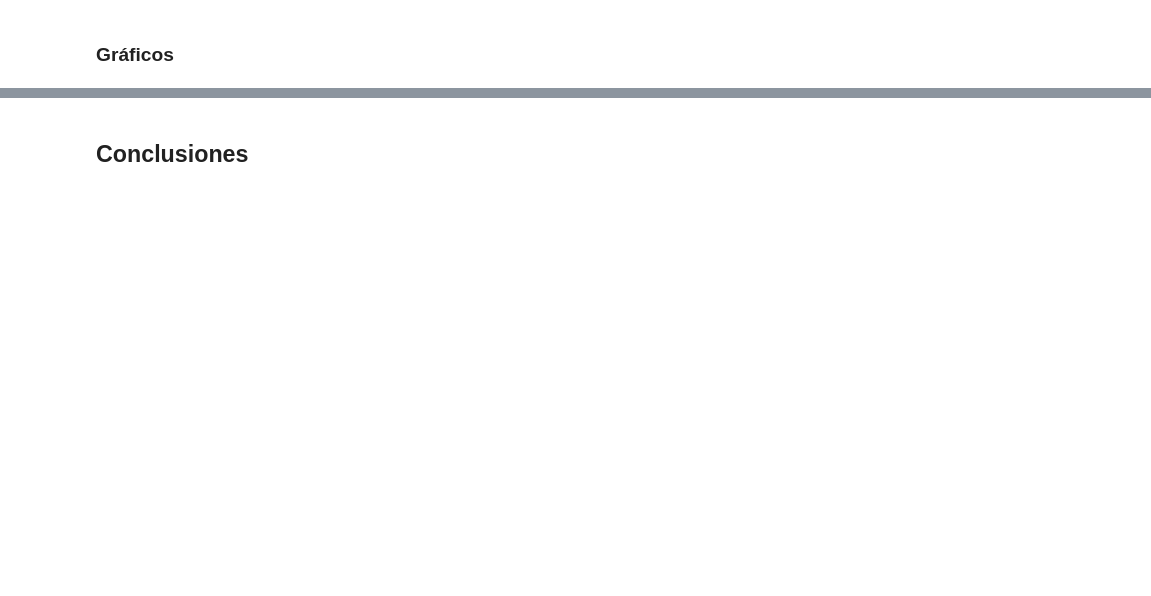
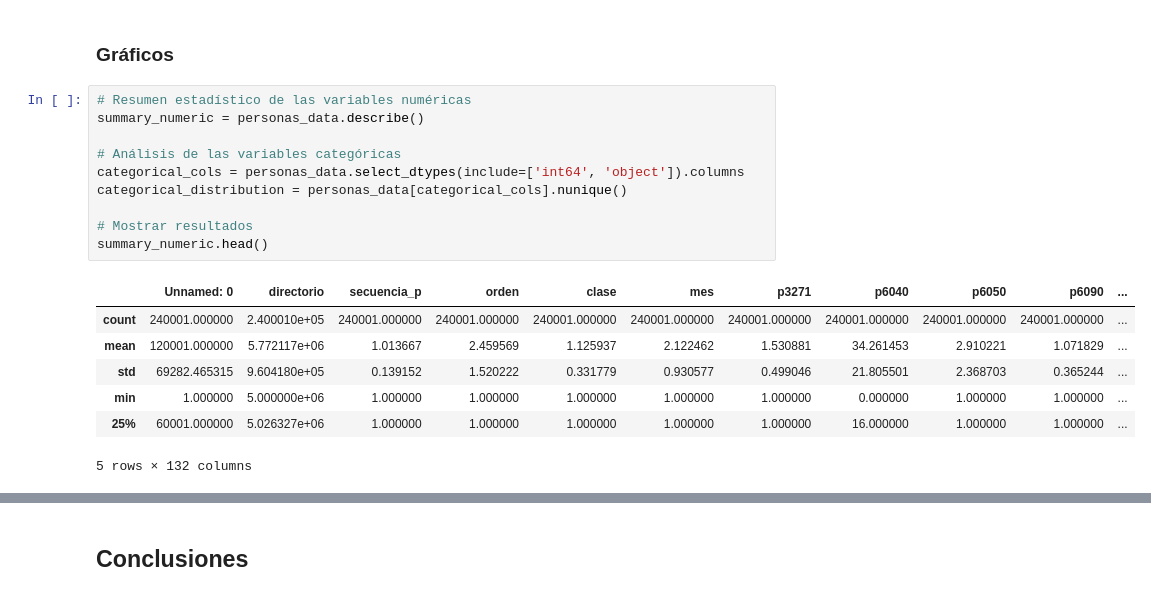
Before and after one commit to camilaleniss/miad-g8-project, a Jupyter notebook: Entrega_1_Exploracion_datos.ipynb, the cells around one changed output, grey strips where cells are left out. Cells and saved outputs as stored; diff of their text form; blank space fills up the shorter version.

Commit message:
Análisis exploratorio de datos

```diff
--- a/Entrega_1_Exploracion_datos.ipynb
+++ b/Entrega_1_Exploracion_datos.ipynb
@@ -183,2 +239,20 @@ El diccionario incluye los identificadores como "directorio", "llave_vivienda",
 # %% [markdown]
 ### Gráficos
+# %%
+# Resumen estadístico de las variables numéricas
+summary_numeric = personas_data.describe()
+
+# Análisis de las variables categóricas
+categorical_cols = personas_data.select_dtypes(include=['int64', 'object']).columns
+categorical_distribution = personas_data[categorical_cols].nunique()
+
+# Mostrar resultados
+summary_numeric.head()
+# %% [output]
+|  | Unnamed: 0 | directorio | secuencia_p | orden | clase | mes | p3271 | p6040 | p6050 | p6090 | ... |
+| count | 240001.000000 | 2.400010e+05 | 240001.000000 | 240001.000000 | 240001.000000 | 240001.000000 | 240001.000000 | 240001.000000 | 240001.000000 | 240001.000000 | ... |
+| mean | 120001.000000 | 5.772117e+06 | 1.013667 | 2.459569 | 1.125937 | 2.122462 | 1.530881 | 34.261453 | 2.910221 | 1.071829 | ... |
+| std | 69282.465315 | 9.604180e+05 | 0.139152 | 1.520222 | 0.331779 | 0.930577 | 0.499046 | 21.805501 | 2.368703 | 0.365244 | ... |
+| min | 1.000000 | 5.000000e+06 | 1.000000 | 1.000000 | 1.000000 | 1.000000 | 1.000000 | 0.000000 | 1.000000 | 1.000000 | ... |
+| 25% | 60001.000000 | 5.026327e+06 | 1.000000 | 1.000000 | 1.000000 | 1.000000 | 1.000000 | 16.000000 | 1.000000 | 1.000000 | ... |
+5 rows × 132 columns
```
Also changed, not shown: parts of 6 cells of this notebook.
